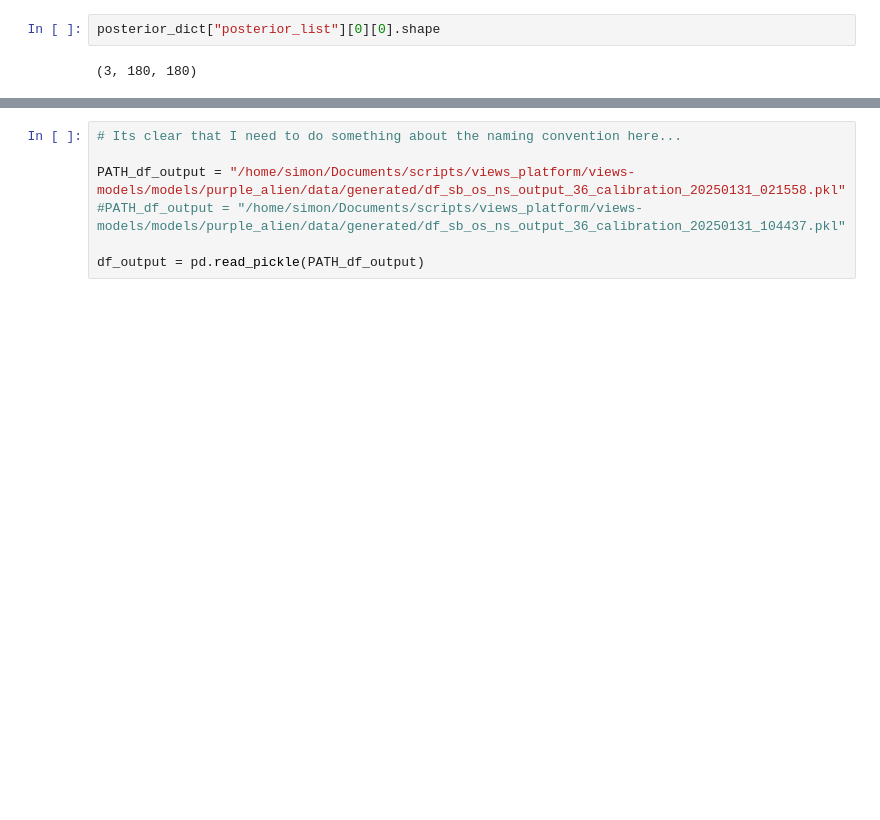
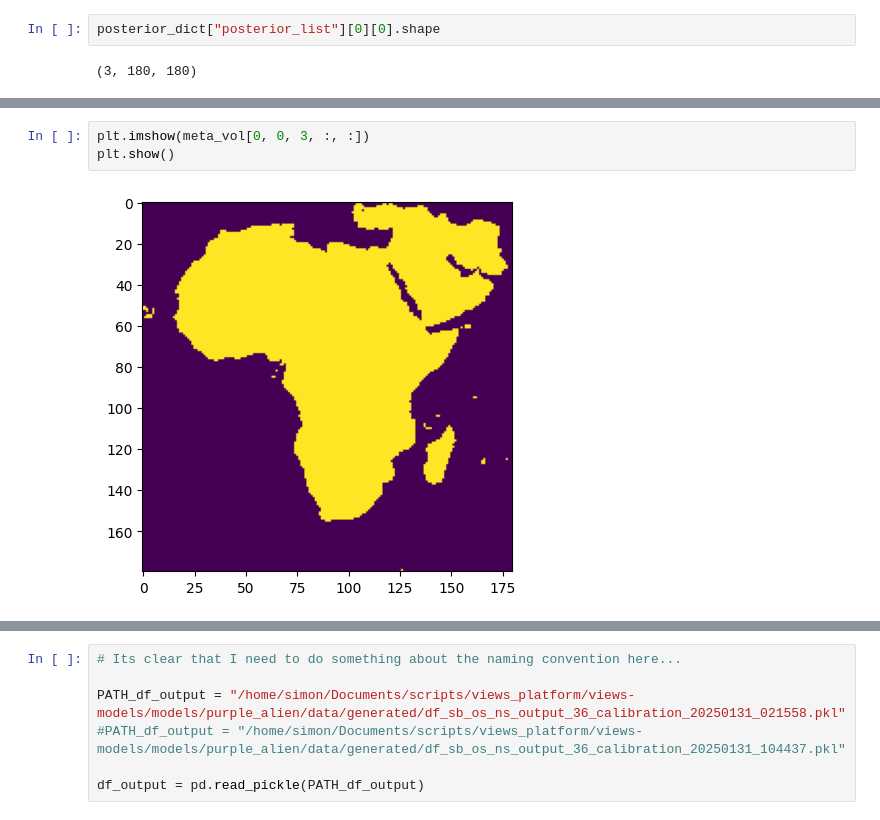
Before and after one commit to views-platform/views-models, a Jupyter notebook: models/purple_alien/notebooks/presentation_12022025.ipynb, the cells around one changed output, grey strips where cells are left out. Saved outputs shown, nothing was run; the diff lists cells and outputs as text; blank space fills up the shorter version.

```diff
--- a/models/purple_alien/notebooks/presentation_12022025.ipynb
+++ b/models/purple_alien/notebooks/presentation_12022025.ipynb
@@ -73,0 +190,5 @@ plt.show()
+# %%
+plt.imshow(meta_vol[0, 0, 3, :, :])
+plt.show()
+# %% [output]
+[figure, added]
```
Also changed, not shown: parts of 11 cells of this notebook.
